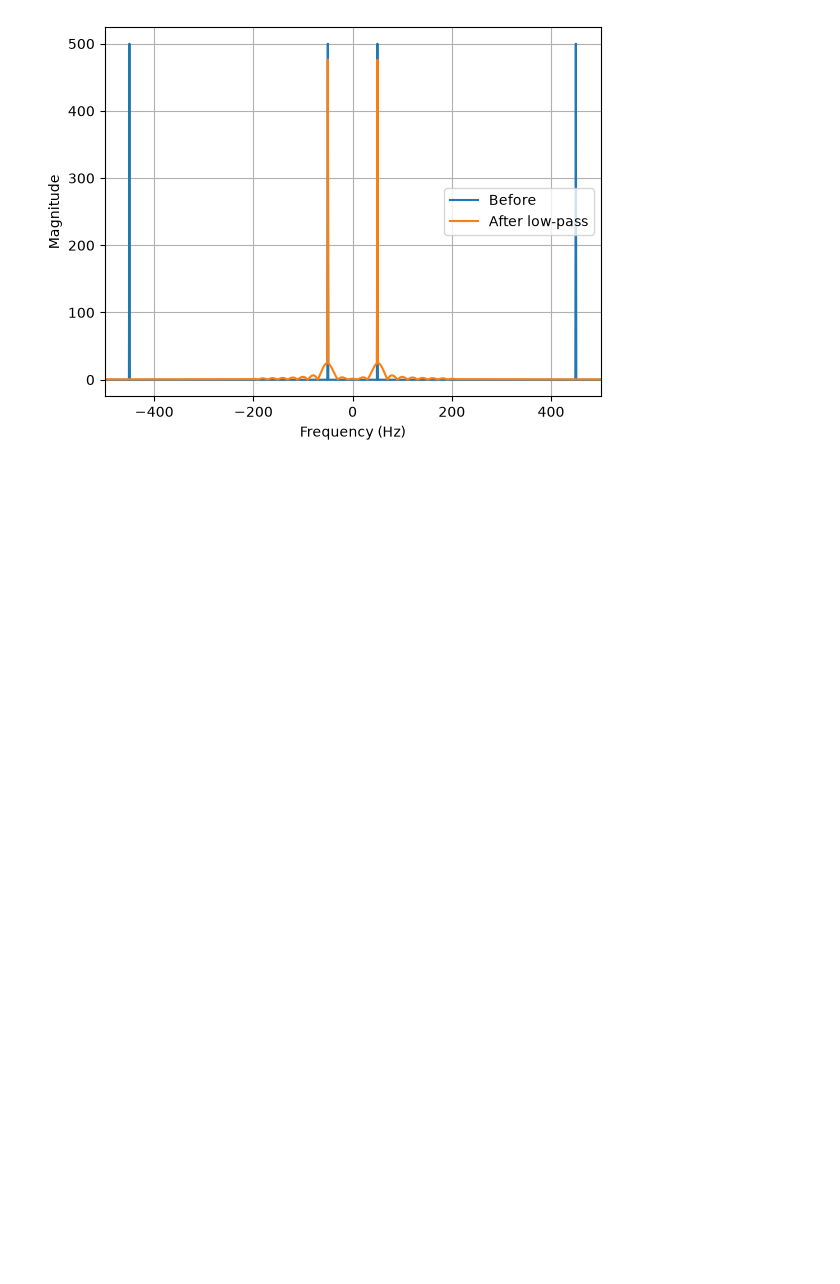
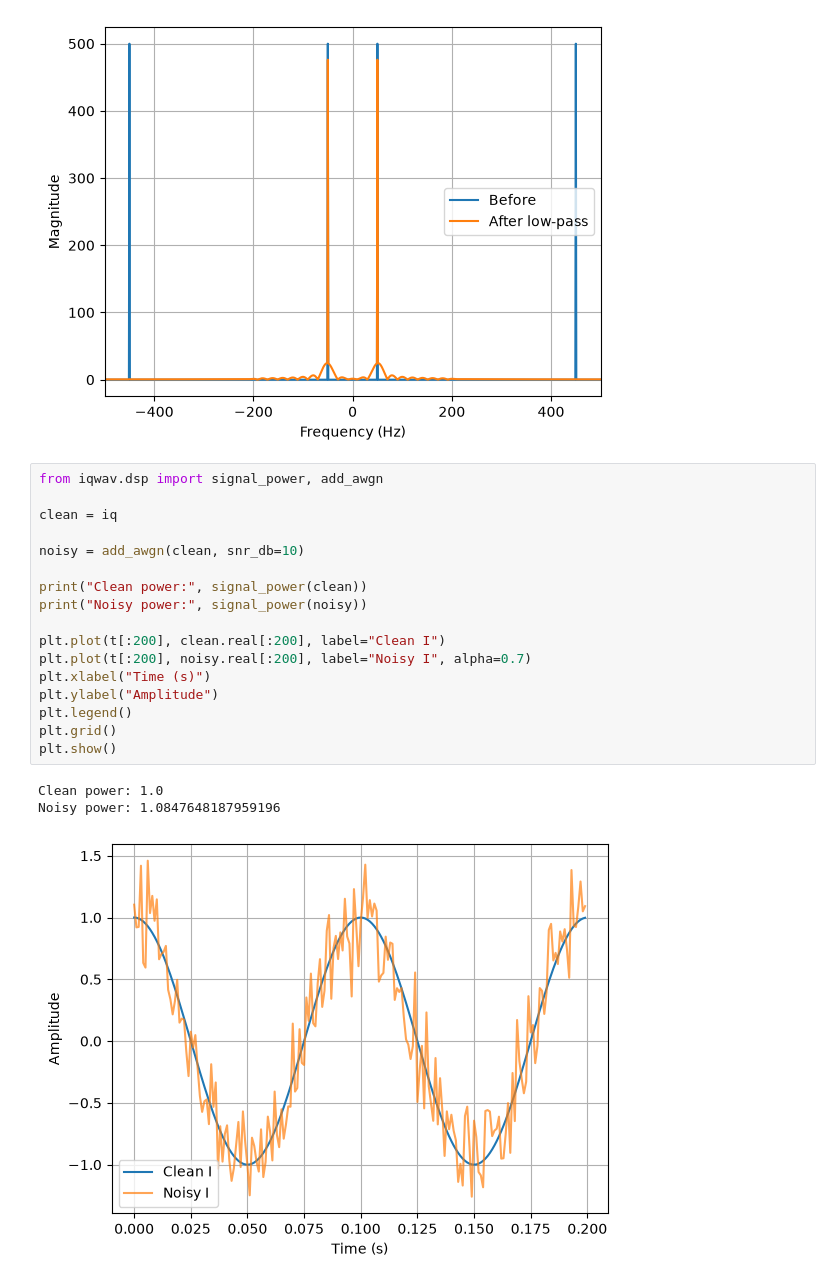
Before and after one commit to Andro-HM/IQWAV, a Jupyter notebook: notebooks/learning/01_tone_generation.ipynb, the cells around one changed output. Saved outputs shown, nothing was run; the diff lists cells and outputs as text; blank space fills up the shorter version.

Commit message:
Add signal power and AWGN utilities

```diff
--- a/notebooks/learning/01_tone_generation.ipynb
+++ b/notebooks/learning/01_tone_generation.ipynb
@@ -190,3 +190,24 @@ plt.grid()
 plt.show()
 # %% [output]
 [figure]
+# %%
+from iqwav.dsp import signal_power, add_awgn
+
+clean = iq
+
+noisy = add_awgn(clean, snr_db=10)
+
+print("Clean power:", signal_power(clean))
+print("Noisy power:", signal_power(noisy))
+
+plt.plot(t[:200], clean.real[:200], label="Clean I")
+plt.plot(t[:200], noisy.real[:200], label="Noisy I", alpha=0.7)
+plt.xlabel("Time (s)")
+plt.ylabel("Amplitude")
+plt.legend()
+plt.grid()
+plt.show()
+# %% [output]
+Clean power: 1.0
+Noisy power: 1.0847648187959196
+[figure, added]
```
Also changed, not shown: parts of 1 cell of this notebook, 4 other files.
